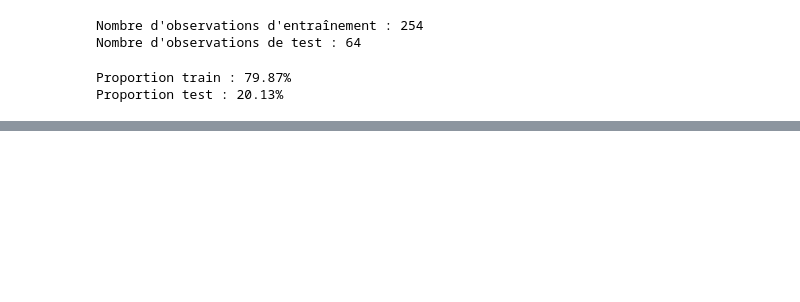
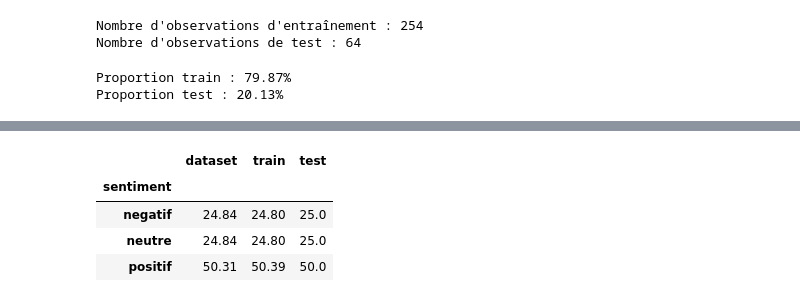
Before and after one commit to sirius-code7/atelier_prepa_donnees_textuelles, a Jupyter notebook: notebooks/atelier_prepa_donnees_textuelles.ipynb, the cells around one changed output, grey strips where cells are left out. Saved outputs shown, nothing was run; the diff lists cells and outputs as text; code cells hidden in the pictures; blank space fills up the shorter version.

Commit message:
verifier la stratification du decoupage [5.2]
compraison faite entre le datset complet (df) , le jeu d'entrainement , et le jeu de test

```diff
--- a/notebooks/atelier_prepa_donnees_textuelles.ipynb
+++ b/notebooks/atelier_prepa_donnees_textuelles.ipynb
@@ -916,0 +923,18 @@ Proportion test : 20.13%
+# %%
+repartition_complete = y.value_counts(normalize=True).sort_index()
+repartition_train = y_train.value_counts(normalize=True).sort_index()
+repartition_test = y_test.value_counts(normalize=True).sort_index()
+
+comparaison_classes = pd.DataFrame({
+    "dataset": repartition_complete,
+    "train": repartition_train,
+    "test": repartition_test
+}) * 100
+
+comparaison_classes.round(2)
+# %% [output]
+|  | dataset | train | test |
+| sentiment |  |  |  |
+| negatif | 24.84 | 24.80 | 25.0 |
+| neutre | 24.84 | 24.80 | 25.0 |
+| positif | 50.31 | 50.39 | 50.0 |
```
Also changed, not shown: parts of 2 cells of this notebook.
